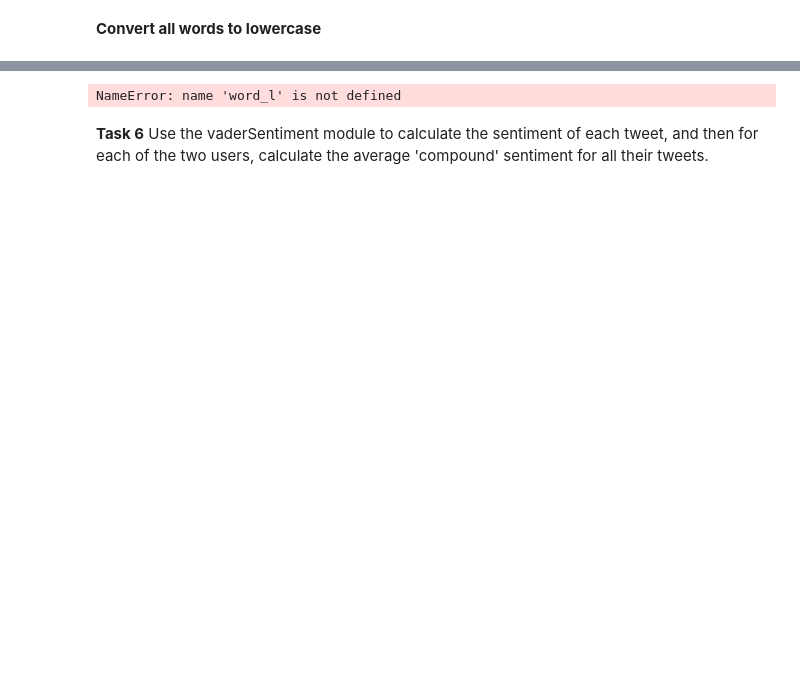
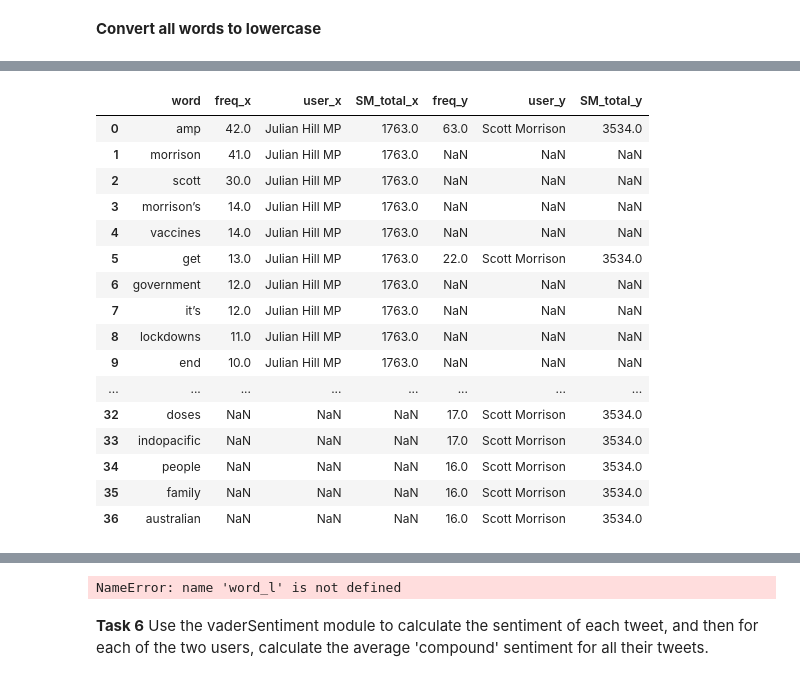
Before and after one commit to mona-piya/Twitter_Analysis, a Jupyter notebook: AssessedTask2.ipynb, the cells around one changed output, grey strips where cells are left out. Saved outputs shown, nothing was run; the diff lists cells and outputs as text; code cells hidden in the pictures; blank space fills up the shorter version.

```diff
--- a/AssessedTask2.ipynb
+++ b/AssessedTask2.ipynb
@@ -735,0 +776,14 @@ word_list[4]
+# %%
+import nltk
+from nltk.tokenize import word_tokenize
+from nltk.stem import PorterStemmer
+from nltk.corpus import stopwords
+
+stop_words = set(stopwords.words('english'))
+
+JH_wordlist = []
+for tweet in JH_words:
+    for w in tweet:
+        if w not in stopwords.words("english"):
+            JH_wordlist.append(w)
+JH_wordlist
@@ -735,0 +808,7 @@ word_list[4]
+# %%
+SM_wordlist = []
+for tweet in SM_words:
+    for w in tweet:
+        if w not in stopwords.words("english"):
+            SM_wordlist.append(w)
+SM_wordlist
@@ -735,0 +892,21 @@ word_list[4]
+# %%
+top20_outer = pd.merge(sorted_JH, sorted_SM, on='word', how='outer')
+top20_outer
+# %% [output]
+|  | word | freq_x | user_x | SM_total_x | freq_y | user_y | SM_total_y |
+| 0 | amp | 42.0 | Julian Hill MP | 1763.0 | 63.0 | Scott Morrison | 3534.0 |
+| 1 | morrison | 41.0 | Julian Hill MP | 1763.0 | NaN | NaN | NaN |
+| 2 | scott | 30.0 | Julian Hill MP | 1763.0 | NaN | NaN | NaN |
+| 3 | morrison’s | 14.0 | Julian Hill MP | 1763.0 | NaN | NaN | NaN |
+| 4 | vaccines | 14.0 | Julian Hill MP | 1763.0 | NaN | NaN | NaN |
+| 5 | get | 13.0 | Julian Hill MP | 1763.0 | 22.0 | Scott Morrison | 3534.0 |
+| 6 | government | 12.0 | Julian Hill MP | 1763.0 | NaN | NaN | NaN |
+| 7 | it’s | 12.0 | Julian Hill MP | 1763.0 | NaN | NaN | NaN |
+| 8 | lockdowns | 11.0 | Julian Hill MP | 1763.0 | NaN | NaN | NaN |
+| 9 | end | 10.0 | Julian Hill MP | 1763.0 | NaN | NaN | NaN |
+| ... | ... | ... | ... | ... | ... | ... | ... |
+| 32 | doses | NaN | NaN | NaN | 17.0 | Scott Morrison | 3534.0 |
+| 33 | indopacific | NaN | NaN | NaN | 17.0 | Scott Morrison | 3534.0 |
+| 34 | people | NaN | NaN | NaN | 16.0 | Scott Morrison | 3534.0 |
+| 35 | family | NaN | NaN | NaN | 16.0 | Scott Morrison | 3534.0 |
+| 36 | australian | NaN | NaN | NaN | 16.0 | Scott Morrison | 3534.0 |
```
Also changed, not shown: parts of 70 cells of this notebook.
